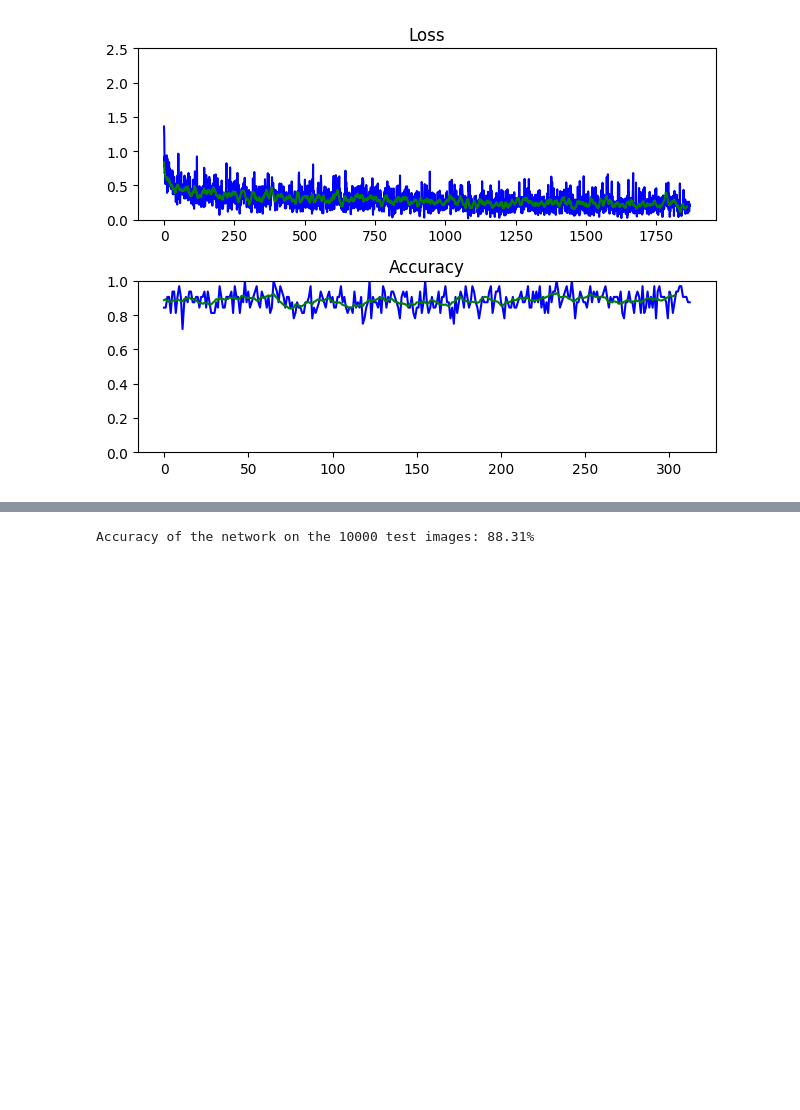
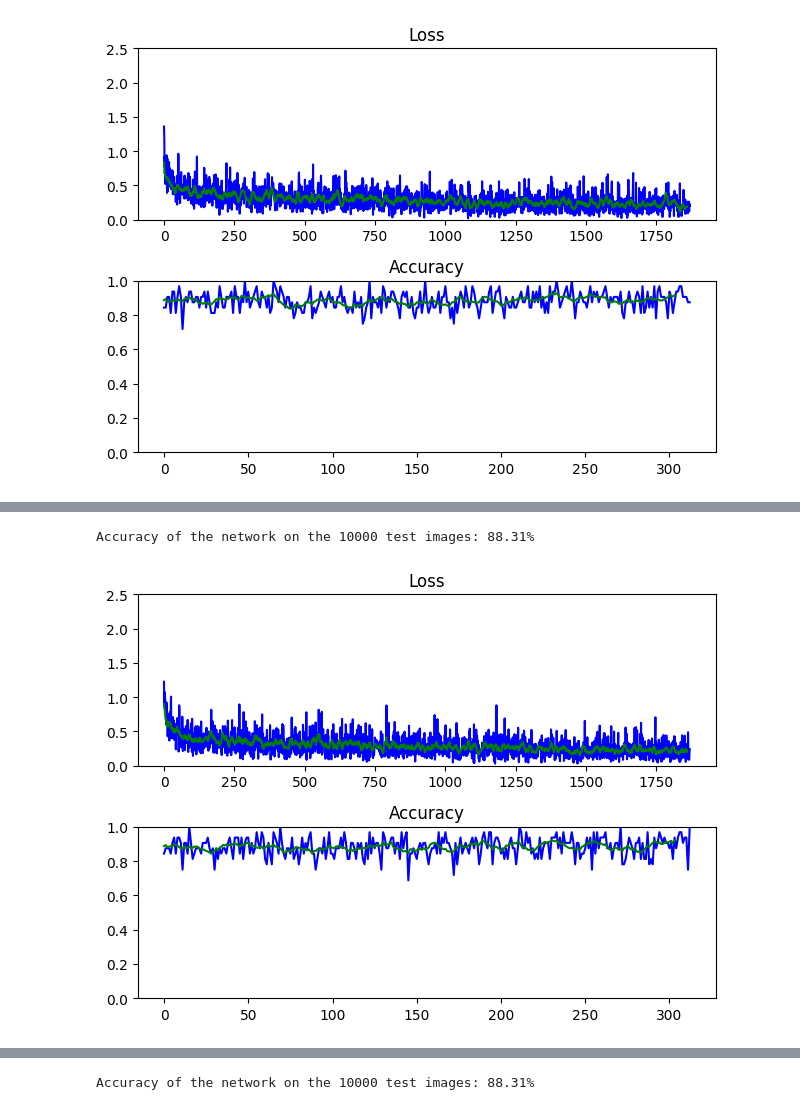
Before and after one commit to danbates1452/neural-networks, a Jupyter notebook: Coursework.ipynb, the cells around one changed output, grey strips where cells are left out. Saved outputs shown, nothing was run; the diff lists cells and outputs as text; code cells hidden in the pictures; blank space fills up the shorter version.

```diff
--- a/Coursework.ipynb
+++ b/Coursework.ipynb
@@ -393,0 +405,6 @@ Accuracy of the network on the 10000 test images: 88.52%
+# %%
+width_700 = run_experiment(hidden_width=700)
+pass
+# %% [output]
+Accuracy of the network on the 10000 test images: 88.31%
+[figure, added]
```
Also changed, not shown: parts of 15 cells of this notebook.
